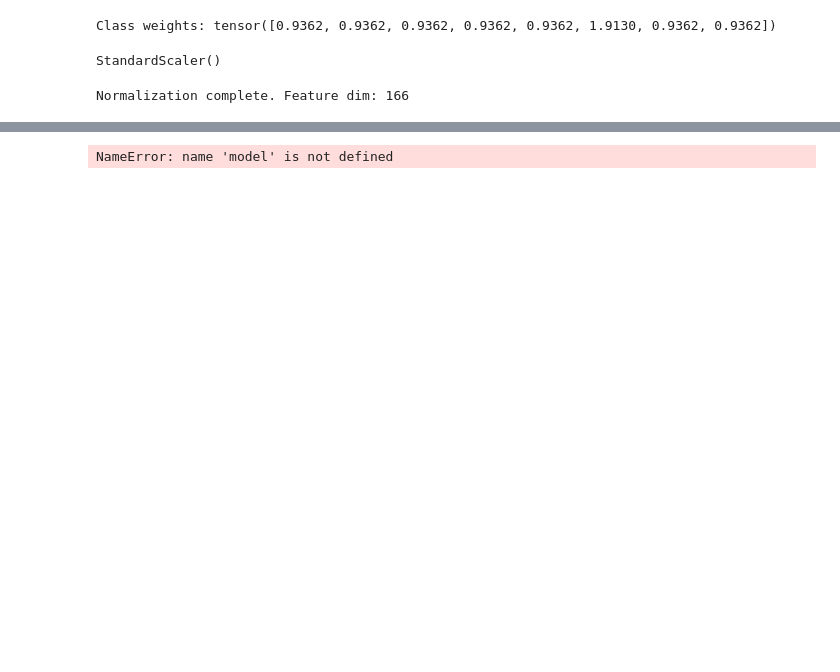
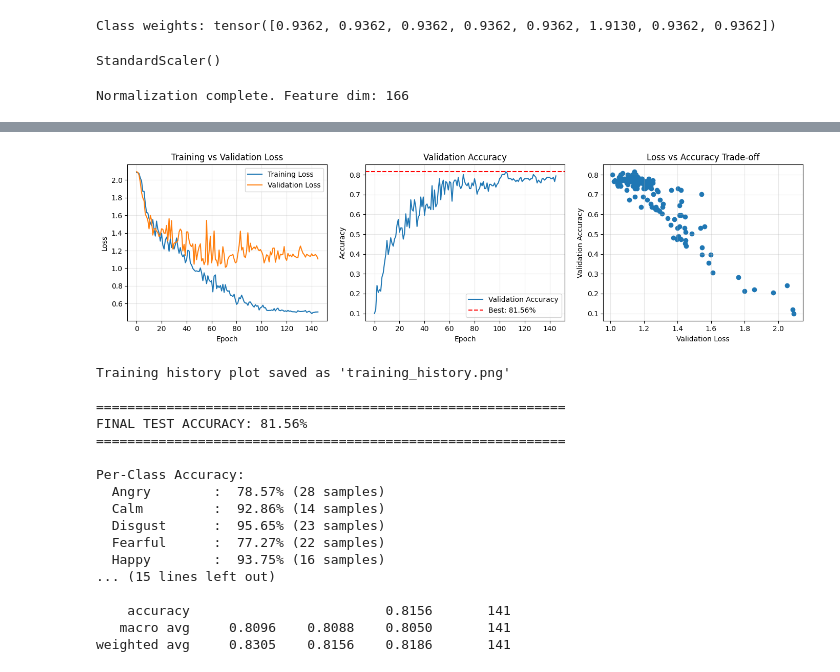
Before and after one commit to widushan/Facial-Micro-Feature-Detection, a Jupyter notebook: Pipeline1.ipynb, the cells around one changed output, grey strips where cells are left out. Drawn from its saved outputs; the diff is of its cells as text; code cells hidden in the pictures; blank space fills up the shorter version.

```diff
--- a/Pipeline1.ipynb
+++ b/Pipeline1.ipynb
@@ -1119,23 +1257,86 @@ Early stopping triggered after 39 epochs
 # %%
 # --- Final Evaluation with Classification Report and Confusion Matrix ---
 from sklearn.metrics import classification_report, accuracy_score
 
+# Plot training history
+plt.figure(figsize=(14, 4))
+
+plt.subplot(1, 3, 1)
+plt.plot(training_history['loss'], label='Training Loss')
+plt.plot(training_history['val_loss'], label='Validation Loss')
+plt.xlabel('Epoch')
+plt.ylabel('Loss')
+plt.title('Training vs Validation Loss')
+plt.legend()
+plt.grid(True, alpha=0.3)
+
+plt.subplot(1, 3, 2)
+plt.plot(training_history['val_acc'], label='Validation Accuracy')
+plt.axhline(y=best_acc, color='r', linestyle='--', label=f'Best: {best_acc*100:.2f}%')
+plt.xlabel('Epoch')
+plt.ylabel('Accuracy')
+plt.title('Validation Accuracy')
+plt.legend()
+plt.grid(True, alpha=0.3)
+
+plt.subplot(1, 3, 3)
+plt.scatter(training_history['val_loss'], training_history['val_acc'])
+plt.xlabel('Validation Loss')
+plt.ylabel('Validation Accuracy')
+plt.title('Loss vs Accuracy Trade-off')
+plt.grid(True, alpha=0.3)
+
+plt.tight_layout()
+plt.savefig('training_history.png', dpi=150, bbox_inches='tight')
+plt.show()
+print("Training history plot saved as 'training_history.png'")
+
+# Load best model for final evaluation
 model.load_state_dict(torch.load('landmark_facial_expression_model.pth'))
 model.eval()
 with torch.no_grad():
     test_outputs = model(X_test_norm, test_lengths)
     test_pred = test_outputs.argmax(dim=1).cpu().numpy()
     test_true = y_test.cpu().numpy()
+    test_probabilities = torch.softmax(test_outputs, dim=1).cpu().numpy()
 
 # Accuracy
 acc = accuracy_score(test_true, test_pred)
-print(f"Final Test Accuracy: {acc * 100:.2f}%")
+print(f"\n{'='*60}")
+print(f"FINAL TEST ACCURACY: {acc * 100:.2f}%")
+print(f"{'='*60}")
+
+# Per-class accuracy
+print("\nPer-Class Accuracy:")
+for i, label in enumerate(labels):
+    mask = test_true == i
+    if mask.sum() > 0:
+        class_acc = (test_pred[mask] == i).sum() / mask.sum()
+        class_count = mask.sum()
+        print(f"  {label:<12} : {class_acc*100:6.2f}% ({class_count} samples)")
 
 # Classification Report
-print("\nClassification Report:")
-print(classification_report(test_true, test_pred, target_names=labels))
+print("\nDetailed Classification Report:")
+print(classification_report(test_true, test_pred, target_names=labels, digits=4))
 # %% [output]
+[figure, added]
-NameError: name 'model' is not defined
+Training history plot saved as 'training_history.png'
+
+============================================================
+FINAL TEST ACCURACY: 81.56%
+============================================================
+
+Per-Class Accuracy:
+  Angry        :  78.57% (28 samples)
+  Calm         :  92.86% (14 samples)
+  Disgust      :  95.65% (23 samples)
+  Fearful      :  77.27% (22 samples)
+  Happy        :  93.75% (16 samples)
+... (15 lines left out)
+
+    accuracy                         0.8156       141
+   macro avg     0.8096    0.8088    0.8050       141
+weighted avg     0.8305    0.8156    0.8186       141
 # %%
 # Confusion Matrix
 cm = confusion_matrix(test_true, test_pred)
```
Also changed, not shown: parts of 11 cells of this notebook, 3 other files.
